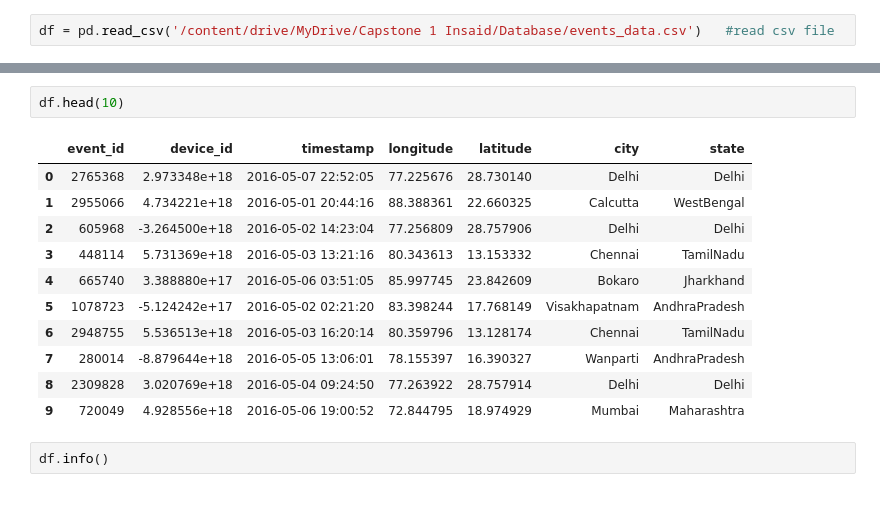
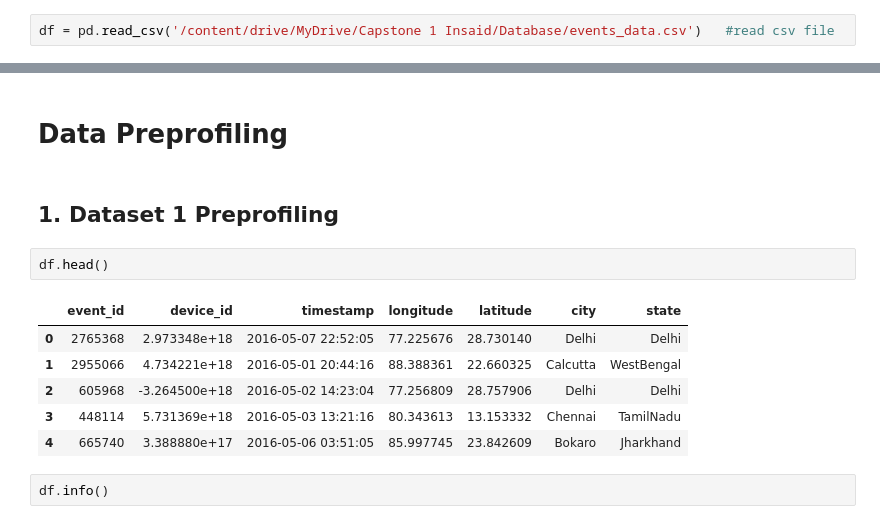
Before and after one commit to ShubhamCJagtap/Capstone_Project_1_EDA, a Jupyter notebook: Capstone_project_1_Mobile_Events_EDA_colab_notebook.ipynb, the cells around one changed output, grey strips where cells are left out. Cells and saved outputs as stored; diff of their text form.

```diff
--- a/Capstone_project_1_Mobile_Events_EDA_colab_notebook.ipynb
+++ b/Capstone_project_1_Mobile_Events_EDA_colab_notebook.ipynb
@@ -115,17 +123,16 @@ df = pd.read_csv('/content/drive/MyDrive/Capstone 1 Insaid/Database/events_data.
+# %% [markdown]
+# Data Preprofiling
+# %% [markdown]
+## 1. Dataset 1 Preprofiling
 # %%
-df.head(10)
+df.head()
 # %% [output]
 |  | event_id | device_id | timestamp | longitude | latitude | city | state |
 | 0 | 2765368 | 2.973348e+18 | 2016-05-07 22:52:05 | 77.225676 | 28.730140 | Delhi | Delhi |
 | 1 | 2955066 | 4.734221e+18 | 2016-05-01 20:44:16 | 88.388361 | 22.660325 | Calcutta | WestBengal |
 | 2 | 605968 | -3.264500e+18 | 2016-05-02 14:23:04 | 77.256809 | 28.757906 | Delhi | Delhi |
 | 3 | 448114 | 5.731369e+18 | 2016-05-03 13:21:16 | 80.343613 | 13.153332 | Chennai | TamilNadu |
 | 4 | 665740 | 3.388880e+17 | 2016-05-06 03:51:05 | 85.997745 | 23.842609 | Bokaro | Jharkhand |
-| 5 | 1078723 | -5.124242e+17 | 2016-05-02 02:21:20 | 83.398244 | 17.768149 | Visakhapatnam | AndhraPradesh |
-| 6 | 2948755 | 5.536513e+18 | 2016-05-03 16:20:14 | 80.359796 | 13.128174 | Chennai | TamilNadu |
-| 7 | 280014 | -8.879644e+18 | 2016-05-05 13:06:01 | 78.155397 | 16.390327 | Wanparti | AndhraPradesh |
-| 8 | 2309828 | 3.020769e+18 | 2016-05-04 09:24:50 | 77.263922 | 28.757914 | Delhi | Delhi |
-| 9 | 720049 | 4.928556e+18 | 2016-05-06 19:00:52 | 72.844795 | 18.974929 | Mumbai | Maharashtra |
 # %%
 df.info()
 # %% [output]
```
Also changed, not shown: parts of 140 cells of this notebook.
